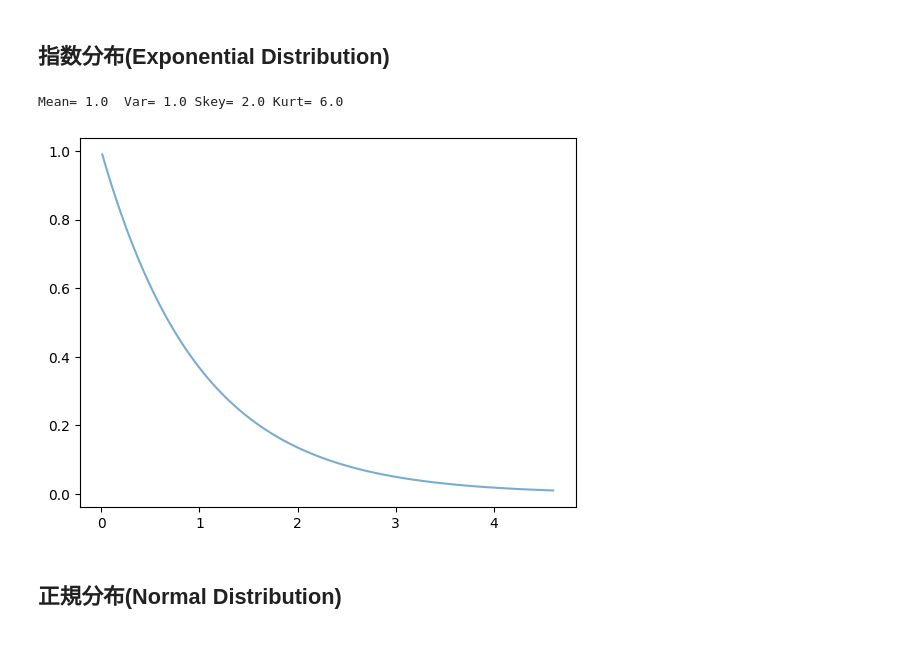
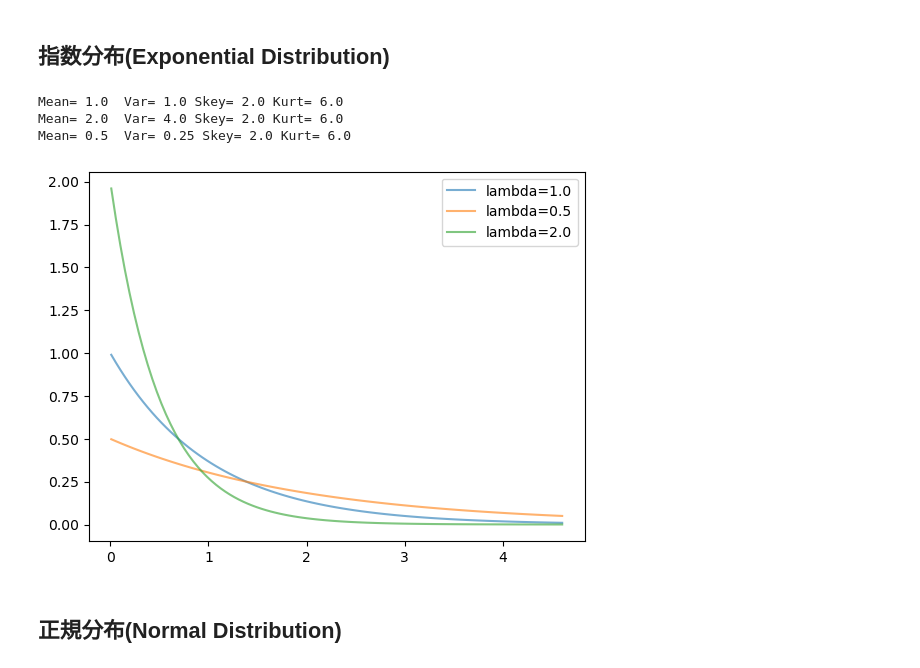
Before and after one commit to namoshi/mathAI, a Jupyter notebook: py_stat_data.ipynb, the cells around one changed output. Saved outputs shown, nothing was run; the diff lists cells and outputs as text; code cells hidden in the pictures.

```diff
--- a/py_stat_data.ipynb
+++ b/py_stat_data.ipynb
@@ -410,21 +407,40 @@ Mean= 0.5  Var= 0.08333333333333333 Skey= 0.0 Kurt= -1.2
 # %%
 import numpy as np
 from scipy.stats import expon
 import matplotlib.pyplot as plt
 fig, ax = plt.subplots(1, 1)
 
-mean, var, skew, kurt = expon.stats(moments='mvsk')
+lam=1.0
+mean, var, skew, kurt = expon(0.0, 1.0/lam).stats(moments='mvsk')
 print('Mean=', mean, ' Var=', var, 'Skey=', skew, 'Kurt=', kurt)
 
 x = np.linspace(expon.ppf(0.01),
                 expon.ppf(0.99), 100)
-ax.plot(x, expon.pdf(x),
-       '-', alpha=0.6, label='expon pdf')
+ax.plot(x, expon.pdf(x, 0.0, 1.0/lam),
+       '-', alpha=0.6, label='lambda={}'.format(lam))
+
+lam=0.5
+mean, var, skew, kurt = expon(0.0, 1.0/lam).stats(moments='mvsk')
+print('Mean=', mean, ' Var=', var, 'Skey=', skew, 'Kurt=', kurt)
+
+ax.plot(x, expon.pdf(x, 0.0, 1.0/lam),
+       '-', alpha=0.6, label='lambda={}'.format(lam))
+
+lam=2.0
+mean, var, skew, kurt = expon(0.0, 1.0/lam).stats(moments='mvsk')
+print('Mean=', mean, ' Var=', var, 'Skey=', skew, 'Kurt=', kurt)
+
+ax.plot(x, expon.pdf(x, 0.0, 1.0/lam),
+       '-', alpha=0.6, label='lambda={}'.format(lam))
+
+ax.legend()
 
 plt.show()
 # %% [output]
 Mean= 1.0  Var= 1.0 Skey= 2.0 Kurt= 6.0
+Mean= 2.0  Var= 4.0 Skey= 2.0 Kurt= 6.0
+Mean= 0.5  Var= 0.25 Skey= 2.0 Kurt= 6.0
-[figure, old version]
+[figure, new version]
 # %% [markdown]
 ## 正規分布(Normal Distribution)
 # %%
```
Also changed, not shown: parts of 3 cells of this notebook.
